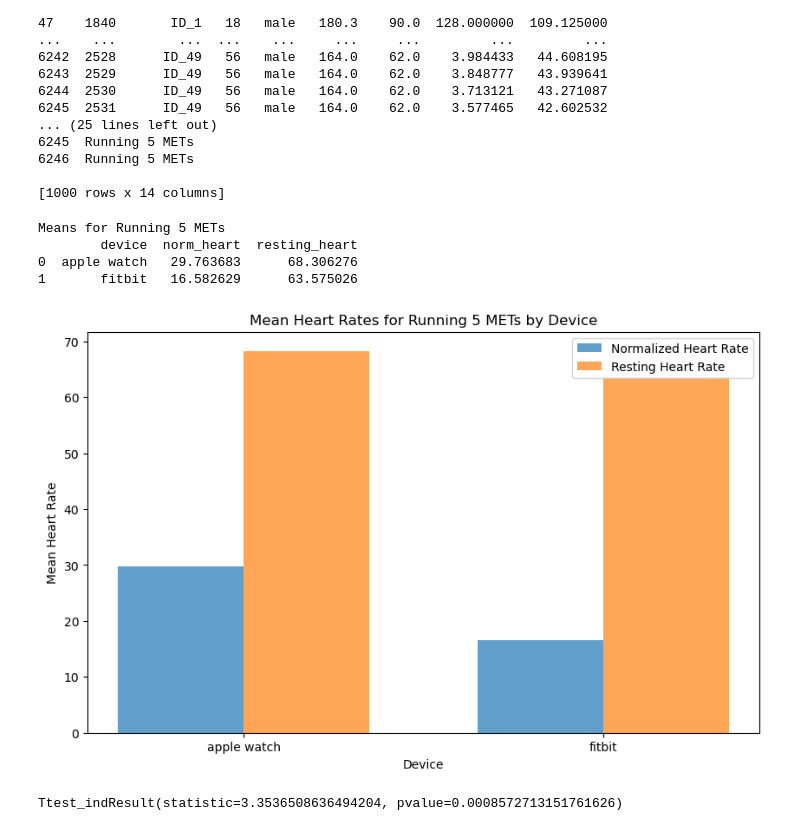
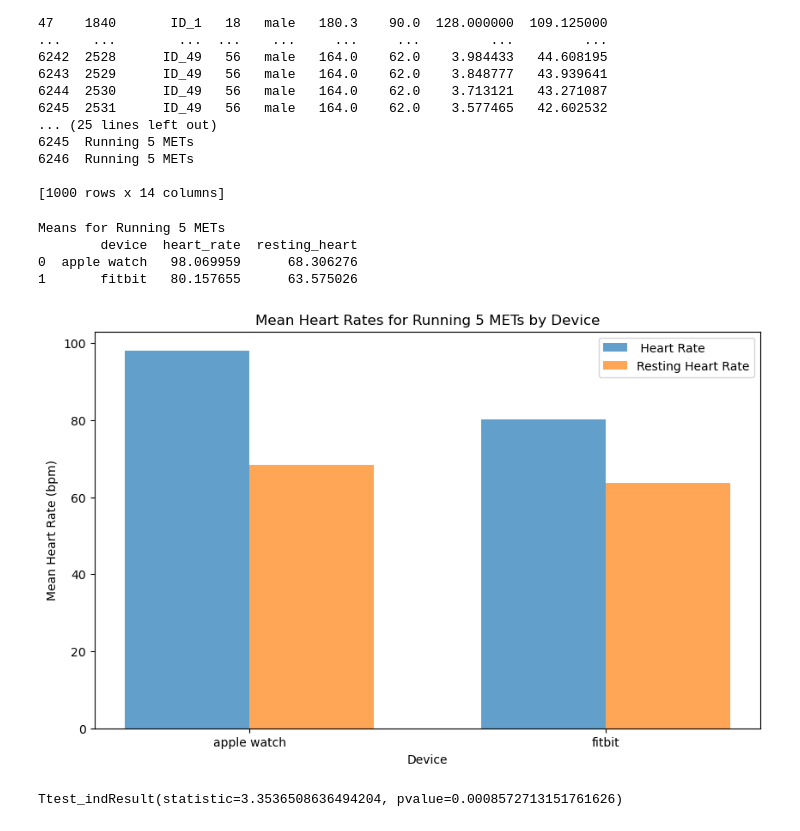
Before and after one commit to caitepley/Group1-Project1, a Jupyter notebook: main_aw.ipynb, the cells around one changed output. Drawn from its saved outputs; the diff is of its cells as text; code cells hidden in the pictures.

```diff
--- a/main_aw.ipynb
+++ b/main_aw.ipynb
@@ -275,7 +275,7 @@ grouped_device_df = run5_df.groupby('device')
 
 # Calculate the mean of 'norm_heart' and 'resting_heart' for each device
 means_run5_df = grouped_device_df.agg({
-    'norm_heart': 'mean',
+    'heart_rate': 'mean',
     'resting_heart': 'mean'
 }).reset_index()
 
@@ -284,26 +284,26 @@ print('Means for Running 5 METs')
 print(means_run5_df)
 # %% [output]
 Means for Running 5 METs
-        device  norm_heart  resting_heart
-0  apple watch   29.763683      68.306276
-1       fitbit   16.582629      63.575026
+        device  heart_rate  resting_heart
+0  apple watch   98.069959      68.306276
+1       fitbit   80.157655      63.575026
 # %%
 # Grouped bar chart for mean heart rates by device
 bar_width = 0.35
 index = np.arange(len(means_run5_df['device']))
 
 plt.figure(figsize=(10, 6))
-plt.bar(index, means_run5_df['norm_heart'], width=bar_width, label='Normalized Heart Rate', alpha=0.7)
+plt.bar(index, means_run5_df['heart_rate'], width=bar_width, label=' Heart Rate', alpha=0.7)
 plt.bar(index + bar_width, means_run5_df['resting_heart'], width=bar_width, label='Resting Heart Rate', alpha=0.7)
 
 plt.xlabel('Device')
-plt.ylabel('Mean Heart Rate')
+plt.ylabel('Mean Heart Rate (bpm)')
 plt.title('Mean Heart Rates for Running 5 METs by Device')
 plt.xticks(index + bar_width / 2, means_run5_df['device'])
 plt.legend()
 plt.show()
 # %% [output]
-[figure, old version]
+[figure, new version]
 # %%
 #Ttest
 df_aw = run5_df[run5_df['device']=='apple watch']
```
Also changed, not shown: parts of 9 cells of this notebook.
